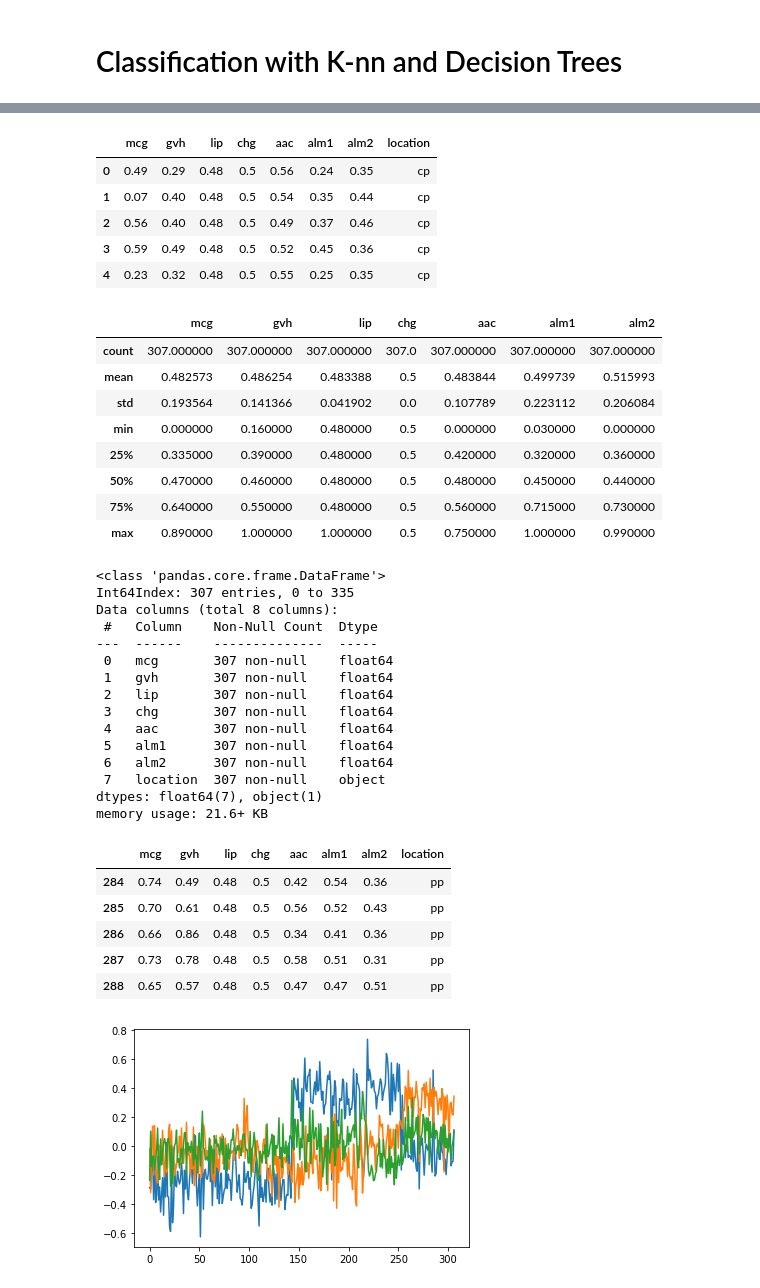
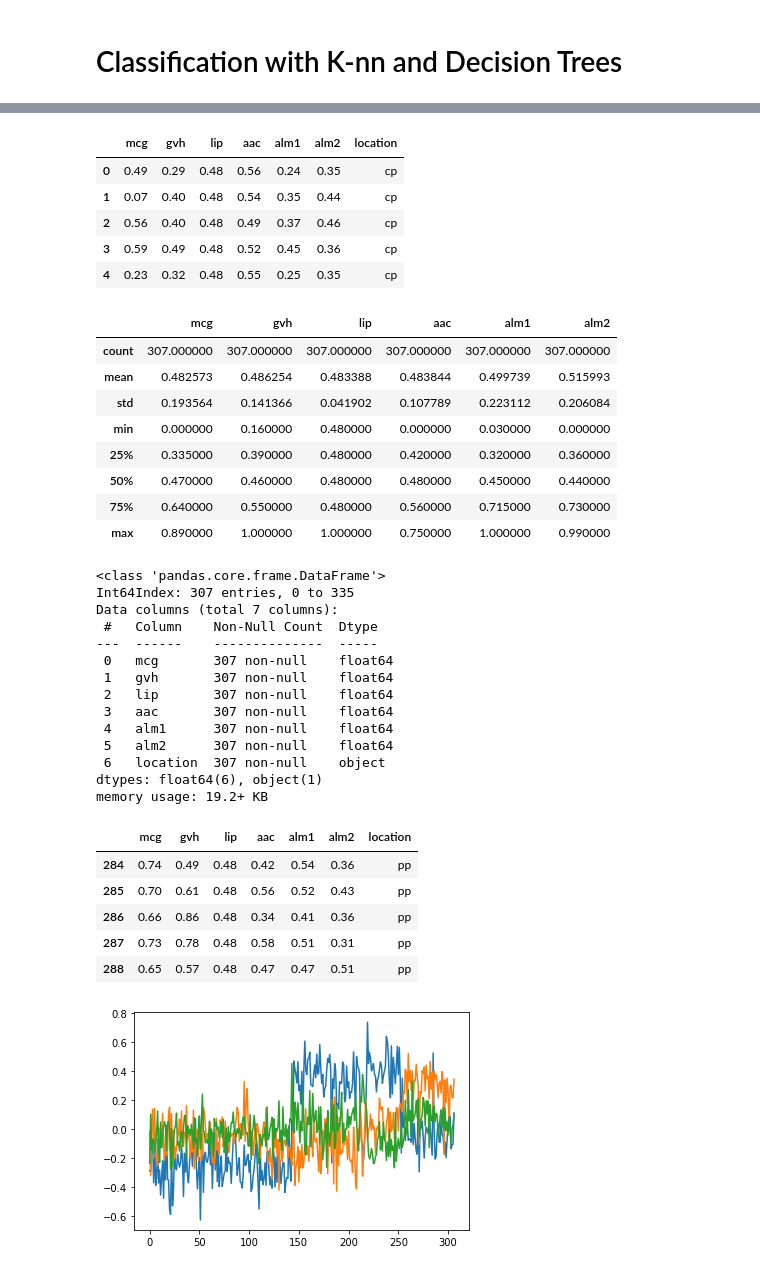
Before and after one commit to Jonas56/classification-ecoli, a Jupyter notebook: Ecoli.ipynb, the cells around one changed output, grey strips where cells are left out. Cells and saved outputs as stored; diff of their text form; code cells hidden in the pictures.

```diff
--- a/Ecoli.ipynb
+++ b/Ecoli.ipynb
@@ -58,62 +40,61 @@ There are eight classes described as follows:
 # %%
 # Loading the dataset
 import pandas as pd
 
 names = ["Sequence Name", "mcg", "gvh", "lip", "chg", "aac", "alm1", "alm2", "location"]
 ecoli = pd.read_csv("data/ecoli.data",names=names)
 ecoli.drop(["Sequence Name"], axis=1, inplace = True) # drop sequence name as it does not contain generalizable information for modeling
-
+ecoli.drop(["chg"], axis=1, inplace = True) # drop sequence name as it does not contain generalizable information for modeling
 # drop ...
 ecoli.drop(ecoli[(ecoli["location"]=="om") | (ecoli["location"]=="omL") | (ecoli["location"]=="imL") | (ecoli["location"]=="imS") ].index, axis=0, inplace= True)
 ecoli.head()
 # %% [output]
-|  | mcg | gvh | lip | chg | aac | alm1 | alm2 | location |
-| 0 | 0.49 | 0.29 | 0.48 | 0.5 | 0.56 | 0.24 | 0.35 | cp |
-| 1 | 0.07 | 0.40 | 0.48 | 0.5 | 0.54 | 0.35 | 0.44 | cp |
-| 2 | 0.56 | 0.40 | 0.48 | 0.5 | 0.49 | 0.37 | 0.46 | cp |
-| 3 | 0.59 | 0.49 | 0.48 | 0.5 | 0.52 | 0.45 | 0.36 | cp |
-| 4 | 0.23 | 0.32 | 0.48 | 0.5 | 0.55 | 0.25 | 0.35 | cp |
+|  | mcg | gvh | lip | aac | alm1 | alm2 | location |
+| 0 | 0.49 | 0.29 | 0.48 | 0.56 | 0.24 | 0.35 | cp |
+| 1 | 0.07 | 0.40 | 0.48 | 0.54 | 0.35 | 0.44 | cp |
+| 2 | 0.56 | 0.40 | 0.48 | 0.49 | 0.37 | 0.46 | cp |
+| 3 | 0.59 | 0.49 | 0.48 | 0.52 | 0.45 | 0.36 | cp |
+| 4 | 0.23 | 0.32 | 0.48 | 0.55 | 0.25 | 0.35 | cp |
 # %%
 # Dataset description
 ecoli.describe()
 # %% [output]
-|  | mcg | gvh | lip | chg | aac | alm1 | alm2 |
-| count | 307.000000 | 307.000000 | 307.000000 | 307.0 | 307.000000 | 307.000000 | 307.000000 |
-| mean | 0.482573 | 0.486254 | 0.483388 | 0.5 | 0.483844 | 0.499739 | 0.515993 |
-| std | 0.193564 | 0.141366 | 0.041902 | 0.0 | 0.107789 | 0.223112 | 0.206084 |
-| min | 0.000000 | 0.160000 | 0.480000 | 0.5 | 0.000000 | 0.030000 | 0.000000 |
-| 25% | 0.335000 | 0.390000 | 0.480000 | 0.5 | 0.420000 | 0.320000 | 0.360000 |
-| 50% | 0.470000 | 0.460000 | 0.480000 | 0.5 | 0.480000 | 0.450000 | 0.440000 |
-| 75% | 0.640000 | 0.550000 | 0.480000 | 0.5 | 0.560000 | 0.715000 | 0.730000 |
-| max | 0.890000 | 1.000000 | 1.000000 | 0.5 | 0.750000 | 1.000000 | 0.990000 |
+|  | mcg | gvh | lip | aac | alm1 | alm2 |
+| count | 307.000000 | 307.000000 | 307.000000 | 307.000000 | 307.000000 | 307.000000 |
+| mean | 0.482573 | 0.486254 | 0.483388 | 0.483844 | 0.499739 | 0.515993 |
+| std | 0.193564 | 0.141366 | 0.041902 | 0.107789 | 0.223112 | 0.206084 |
+| min | 0.000000 | 0.160000 | 0.480000 | 0.000000 | 0.030000 | 0.000000 |
+| 25% | 0.335000 | 0.390000 | 0.480000 | 0.420000 | 0.320000 | 0.360000 |
+| 50% | 0.470000 | 0.460000 | 0.480000 | 0.480000 | 0.450000 | 0.440000 |
+| 75% | 0.640000 | 0.550000 | 0.480000 | 0.560000 | 0.715000 | 0.730000 |
+| max | 0.890000 | 1.000000 | 1.000000 | 0.750000 | 1.000000 | 0.990000 |
 # %%
 # Infos
 ecoli.info()
 # %% [output]
 <class 'pandas.core.frame.DataFrame'>
 Int64Index: 307 entries, 0 to 335
-Data columns (total 8 columns):
+Data columns (total 7 columns):
  #   Column    Non-Null Count  Dtype
 ---  ------    --------------  -----
  0   mcg       307 non-null    float64
  1   gvh       307 non-null    float64
  2   lip       307 non-null    float64
- 3   chg       307 non-null    float64
- 4   aac       307 non-null    float64
- 5   alm1      307 non-null    float64
- 6   alm2      307 non-null    float64
- 7   location  307 non-null    object
-dtypes: float64(7), object(1)
-memory usage: 21.6+ KB
+ 3   aac       307 non-null    float64
+ 4   alm1      307 non-null    float64
+ 5   alm2      307 non-null    float64
+ 6   location  307 non-null    object
+dtypes: float64(6), object(1)
+memory usage: 19.2+ KB
 # %%
 ecoli.loc[ecoli["location"] == "pp"].head()
 # %% [output]
-|  | mcg | gvh | lip | chg | aac | alm1 | alm2 | location |
-| 284 | 0.74 | 0.49 | 0.48 | 0.5 | 0.42 | 0.54 | 0.36 | pp |
-| 285 | 0.70 | 0.61 | 0.48 | 0.5 | 0.56 | 0.52 | 0.43 | pp |
-| 286 | 0.66 | 0.86 | 0.48 | 0.5 | 0.34 | 0.41 | 0.36 | pp |
-| 287 | 0.73 | 0.78 | 0.48 | 0.5 | 0.58 | 0.51 | 0.31 | pp |
-| 288 | 0.65 | 0.57 | 0.48 | 0.5 | 0.47 | 0.47 | 0.51 | pp |
+|  | mcg | gvh | lip | aac | alm1 | alm2 | location |
+| 284 | 0.74 | 0.49 | 0.48 | 0.42 | 0.54 | 0.36 | pp |
+| 285 | 0.70 | 0.61 | 0.48 | 0.56 | 0.52 | 0.43 | pp |
+| 286 | 0.66 | 0.86 | 0.48 | 0.34 | 0.41 | 0.36 | pp |
+| 287 | 0.73 | 0.78 | 0.48 | 0.58 | 0.51 | 0.31 | pp |
+| 288 | 0.65 | 0.57 | 0.48 | 0.47 | 0.47 | 0.51 | pp |
 # %%
 import matplotlib.pyplot as plt
 
```
Also changed, not shown: parts of 13 cells of this notebook, 3 other files.
